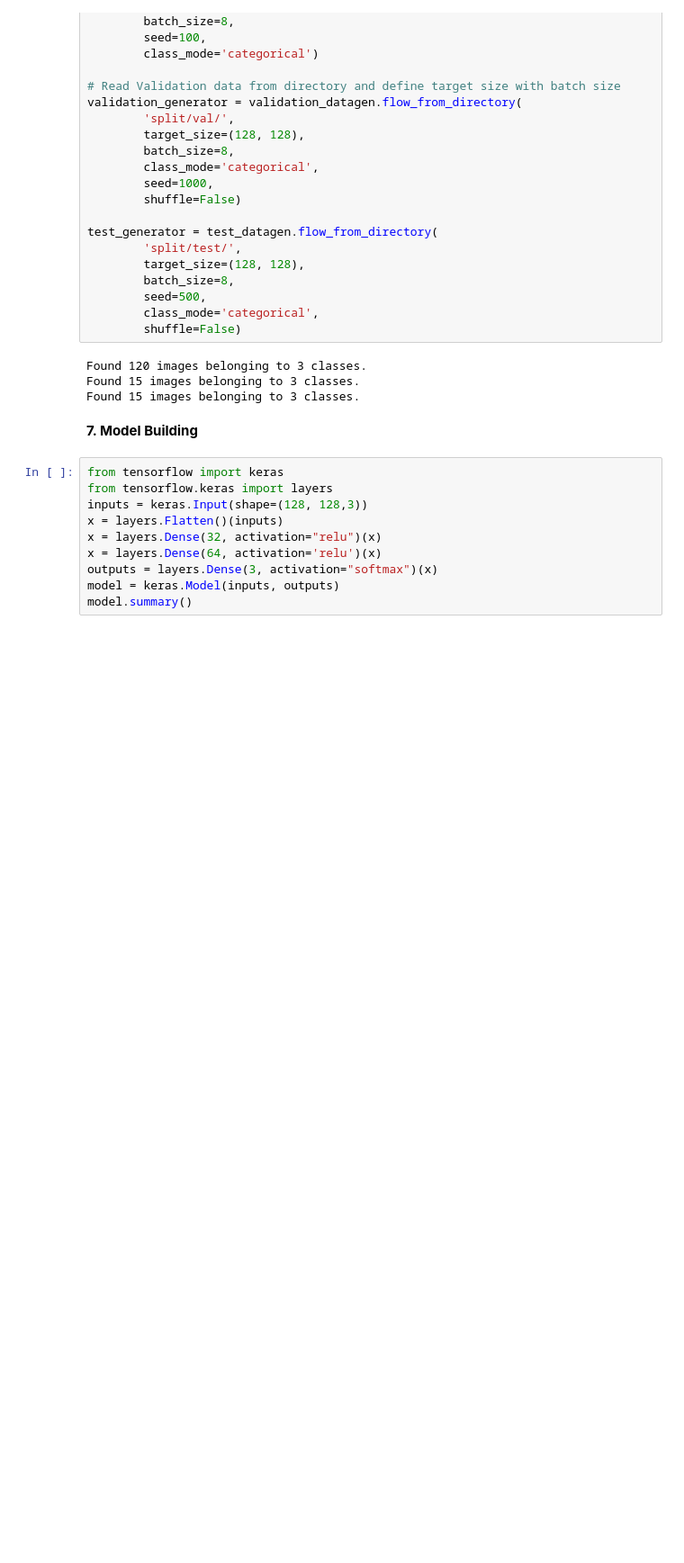
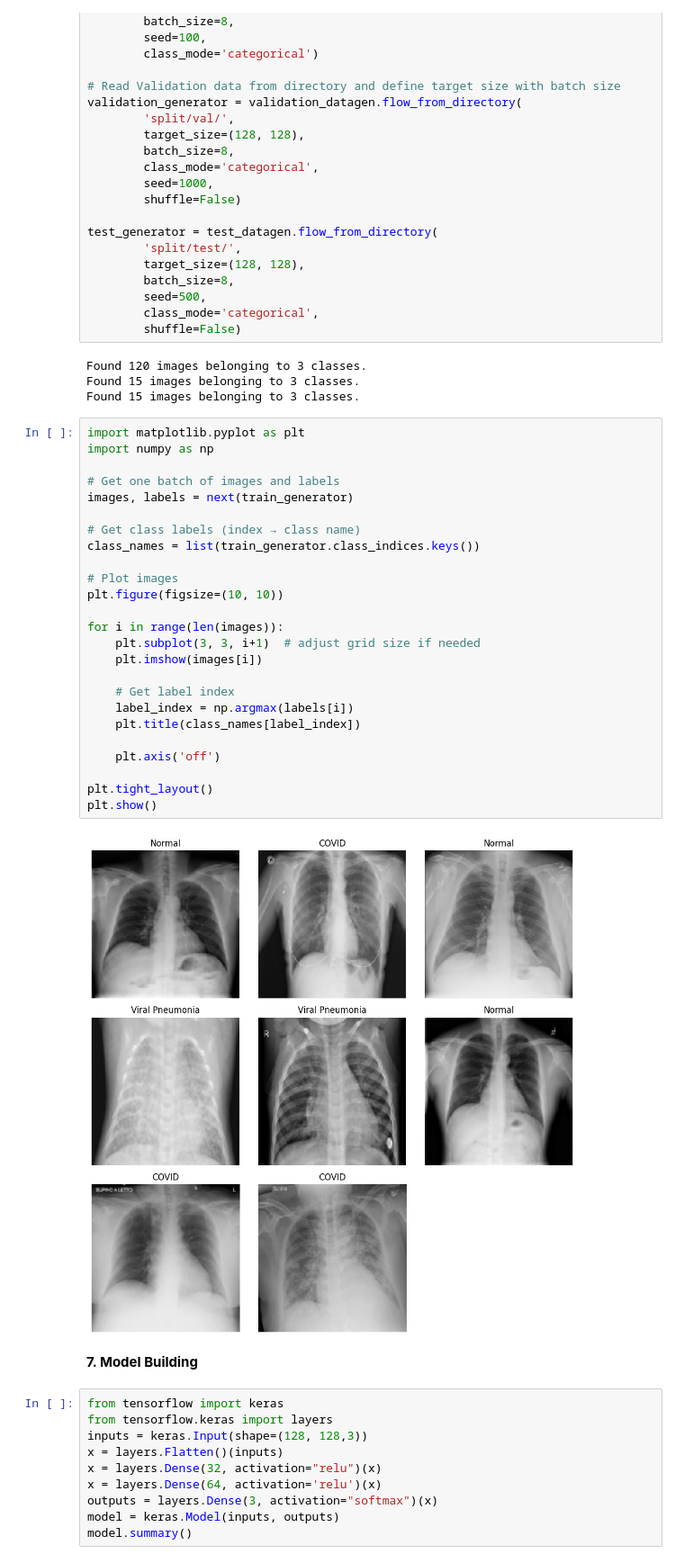
Before and after one commit to Ayush2005292/ML, a Jupyter notebook: ML_lab_28_04_26_Image_Classification_using_ANN.ipynb, the cells around one changed output. Shown at 90% size. Cells and saved outputs as stored; diff of their text form; blank space fills up the shorter version.

```diff
--- a/ML_lab_28_04_26_Image_Classification_using_ANN.ipynb
+++ b/ML_lab_28_04_26_Image_Classification_using_ANN.ipynb
@@ -102,6 +102,33 @@ test_generator = test_datagen.flow_from_directory(
 Found 120 images belonging to 3 classes.
 Found 15 images belonging to 3 classes.
 Found 15 images belonging to 3 classes.
+# %%
+import matplotlib.pyplot as plt
+import numpy as np
+
+# Get one batch of images and labels
+images, labels = next(train_generator)
+
+# Get class labels (index → class name)
+class_names = list(train_generator.class_indices.keys())
+
+# Plot images
+plt.figure(figsize=(10, 10))
+
+for i in range(len(images)):
+    plt.subplot(3, 3, i+1)  # adjust grid size if needed
+    plt.imshow(images[i])
+
+    # Get label index
+    label_index = np.argmax(labels[i])
+    plt.title(class_names[label_index])
+
+    plt.axis('off')
+
+plt.tight_layout()
+plt.show()
+# %% [output]
+[figure, added]
 # %% [markdown]
 **7. Model Building**
 # %%
```
